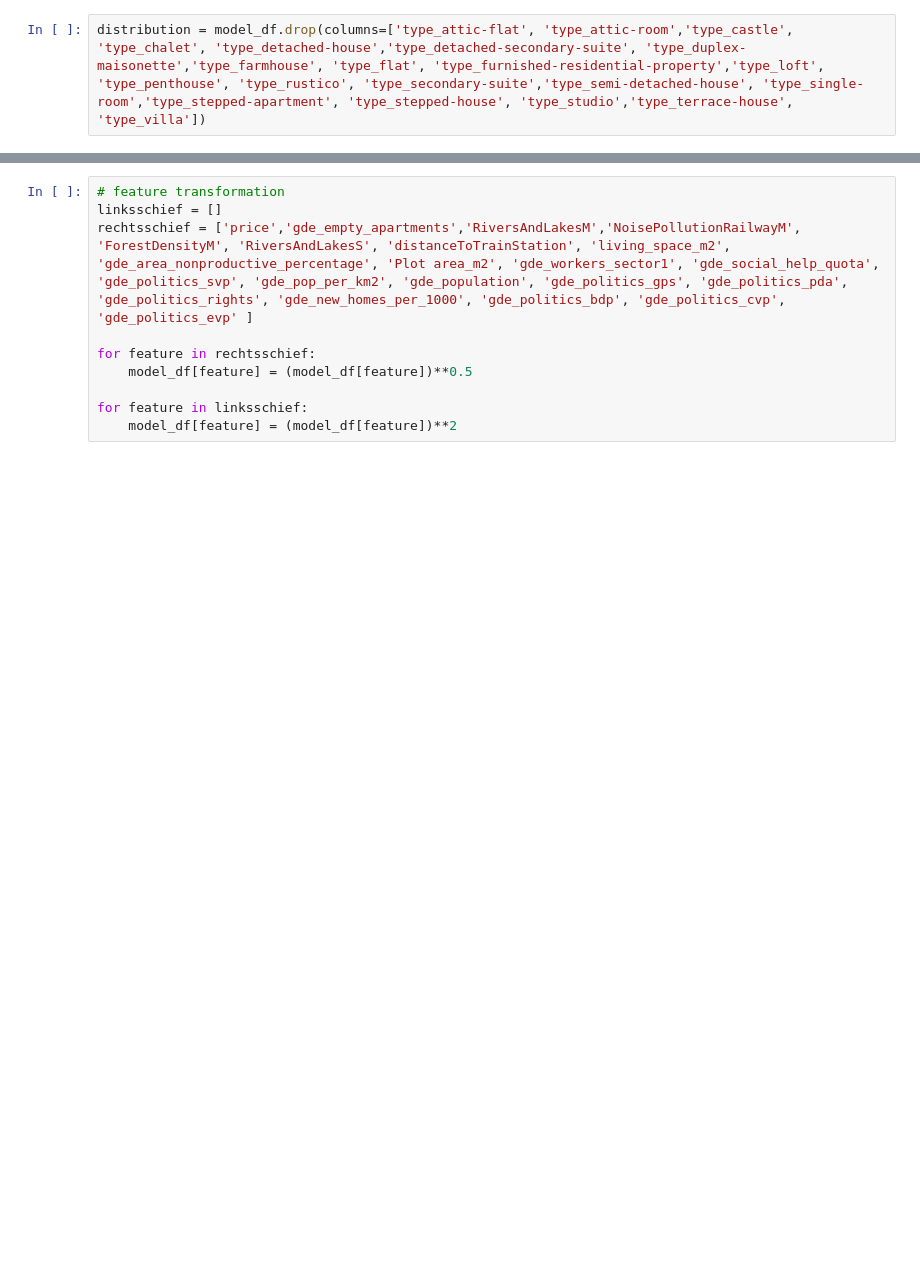
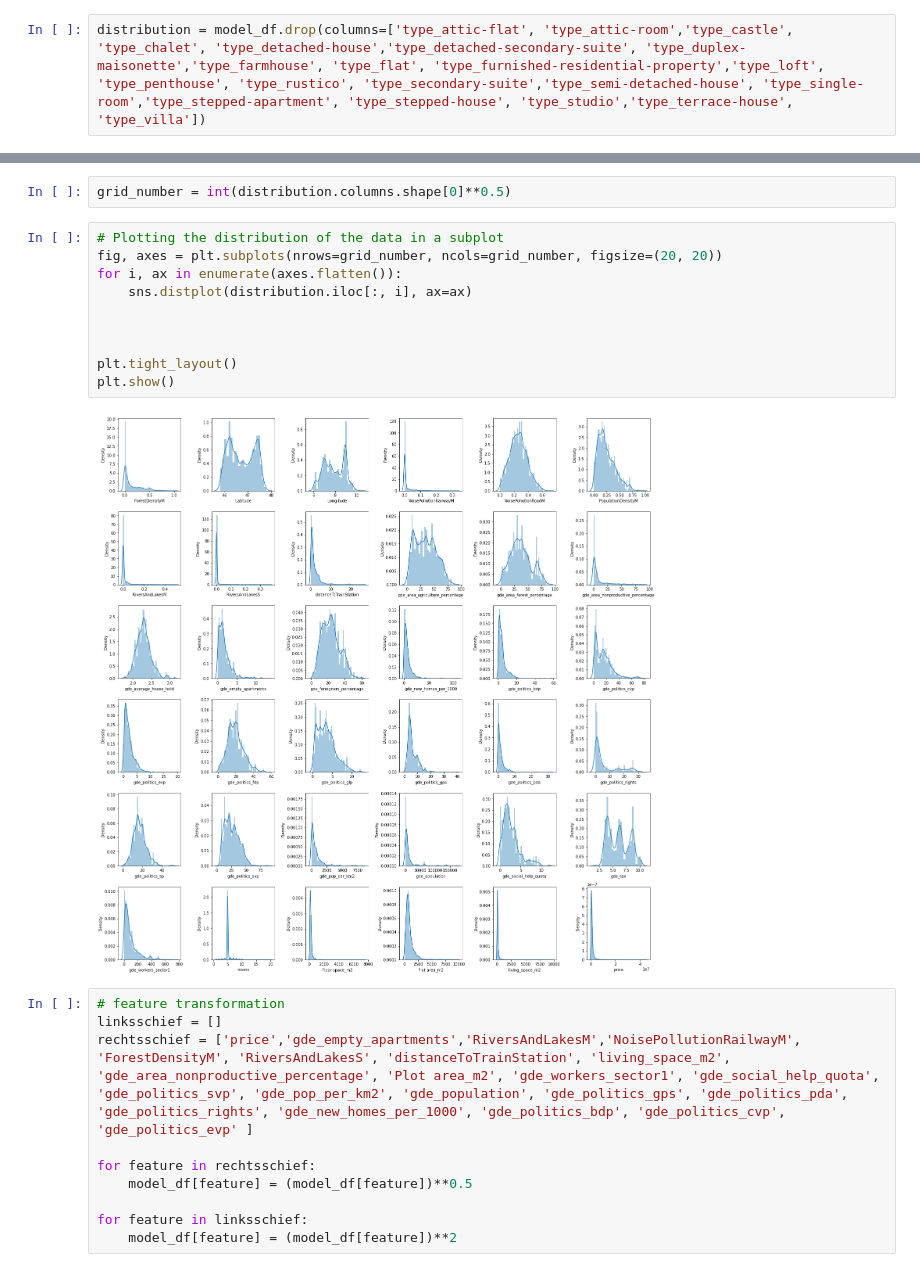
Before and after one commit to marvinvr/fhnw-cml1, a Jupyter notebook: 02_transformation_scaling.ipynb, the cells around one changed output, grey strips where cells are left out. Drawn from its saved outputs; the diff is of its cells as text; blank space fills up the shorter version.

Commit message:
gridplot for distributions

```diff
--- a/02_transformation_scaling.ipynb
+++ b/02_transformation_scaling.ipynb
@@ -75,3 +56,17 @@ for col in distribution.columns:
+# %%
+grid_number = int(distribution.columns.shape[0]**0.5)
+# %%
+# Plotting the distribution of the data in a subplot
+fig, axes = plt.subplots(nrows=grid_number, ncols=grid_number, figsize=(20, 20))
+for i, ax in enumerate(axes.flatten()):
+    sns.distplot(distribution.iloc[:, i], ax=ax)
+
+
+
+plt.tight_layout()
+plt.show()
+# %% [output]
+[figure, added]
 # %%
 # feature transformation
 linksschief = []
```
Also changed, not shown: parts of 5 cells of this notebook.
